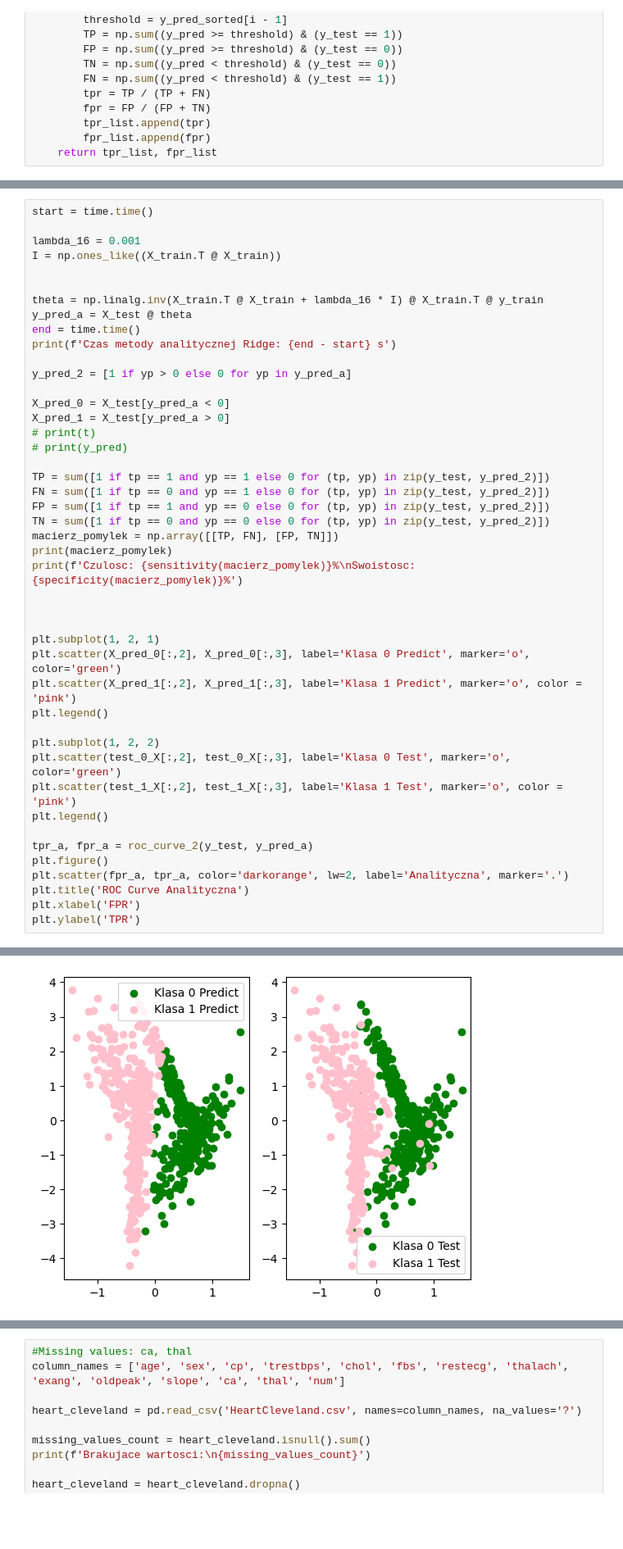
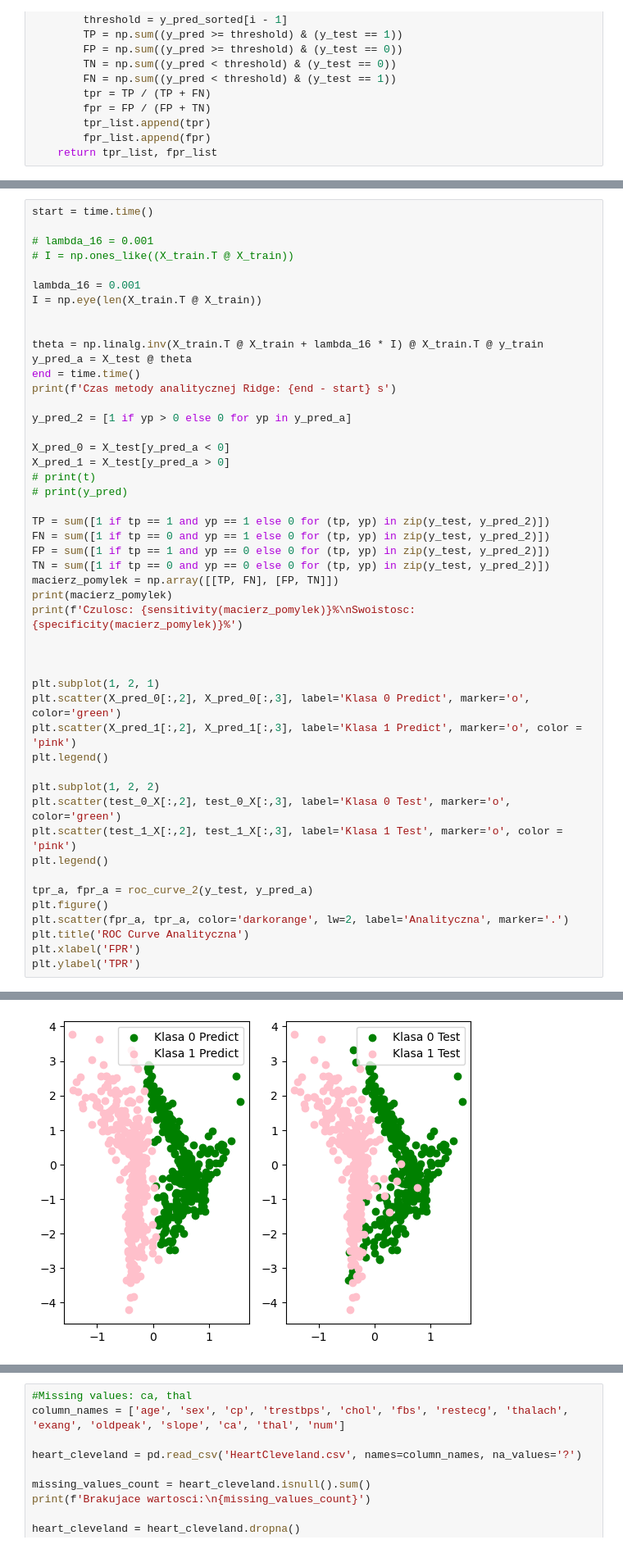
Before and after one commit to HaZhul/ML-models, a Jupyter notebook: PUM2/2_254397_Dominik_Pabiniak.ipynb, the cells around one changed output, grey strips where cells are left out. Shown at 82% size. Saved outputs shown, nothing was run; the diff lists cells and outputs as text; blank space fills up the shorter version.

```diff
--- a/PUM2/2_254397_Dominik_Pabiniak.ipynb
+++ b/PUM2/2_254397_Dominik_Pabiniak.ipynb
@@ -69,8 +69,11 @@ X: 2597, y: 2597
 # %%
 start = time.time()
 
+# lambda_16 = 0.001
+# I = np.ones_like((X_train.T @ X_train))
+
 lambda_16 = 0.001
-I = np.ones_like((X_train.T @ X_train))
+I = np.eye(len(X_train.T @ X_train))
 
 
 theta = np.linalg.inv(X_train.T @ X_train + lambda_16 * I) @ X_train.T @ y_train
@@ -120,2 +123,2 @@ Swoistosc: 95.7%
 Text(0, 0.5, 'TPR')
-[figure, old version]
+[figure, new version]
```
Also changed, not shown: parts of 4 cells of this notebook.
